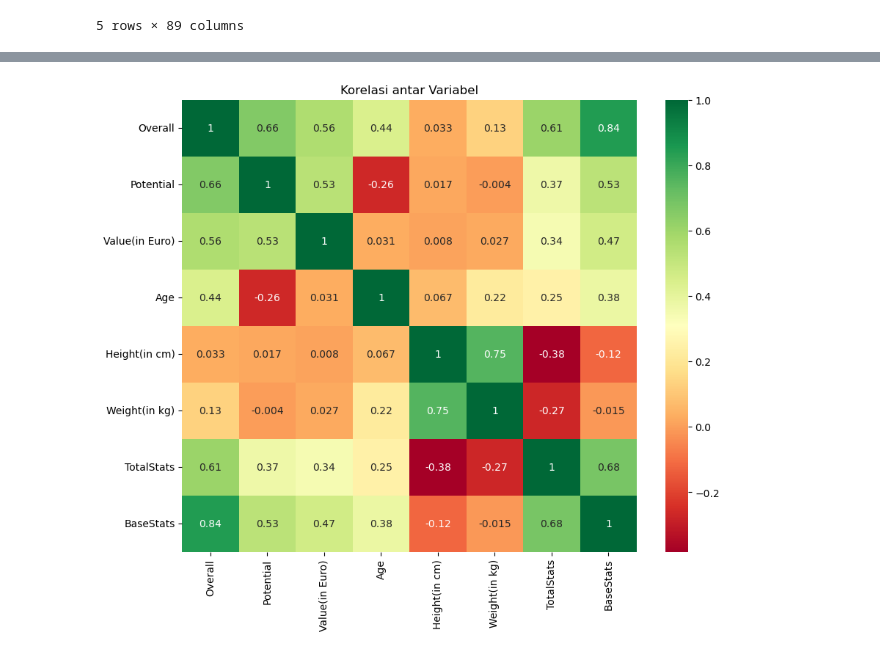
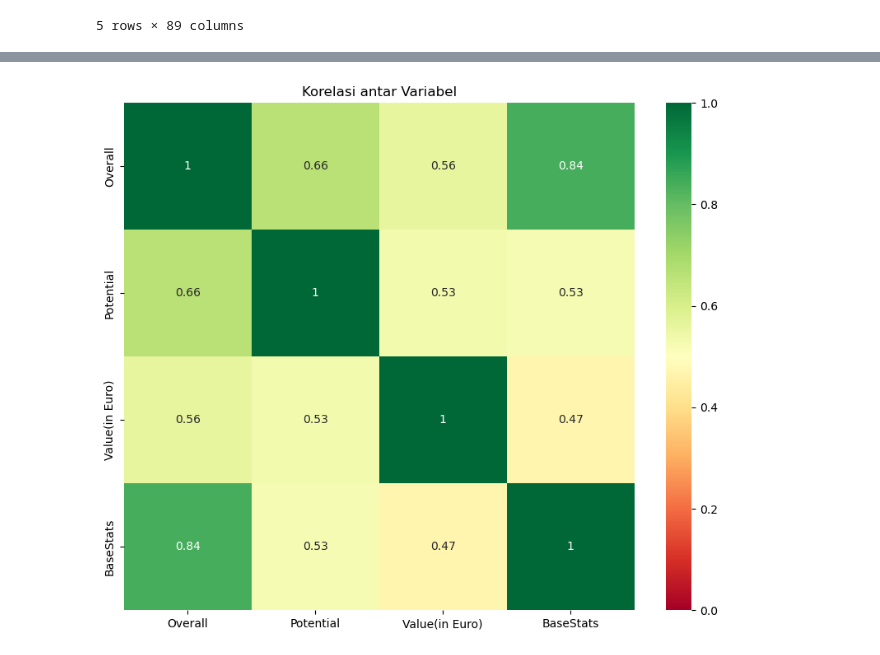
Before and after one commit to JaxToon/Data-Analysis_Tubes, a Jupyter notebook: DataAnalisis.ipynb, the cells around one changed output, grey strips where cells are left out. Saved outputs shown, nothing was run; the diff lists cells and outputs as text; code cells hidden in the pictures.

```diff
--- a/DataAnalisis.ipynb
+++ b/DataAnalisis.ipynb
@@ -16,7 +16,7 @@ df.head()
 | 4 | K. Mbappé | Kylian Mbappé | 91 | 95 | 190500000 | ST,LW | ST | France | ... |
 5 rows × 89 columns
 # %%
-features = ["Overall", "Potential", "Value(in Euro)","Age", "Height(in cm)", "Weight(in kg)", "TotalStats", "BaseStats"]
+features = ["Overall", "Potential", "Value(in Euro)", "BaseStats"]
 df = df.dropna(subset=features)
 data = df[features].copy()
 data.head()
@@ -78,14 +70,14 @@ plt.show()
 # %%
 # Menghitung koefisien korelasi menggunakan metode Pearson
 correlation_matrix = data.corr()
 
 # Menampilkan heatmap matriks korelasi
 plt.figure(figsize=(10, 8))
-sns.heatmap(correlation_matrix, annot=True, cmap='RdYlGn')
+sns.heatmap(correlation_matrix, annot=True, cmap='RdYlGn', vmin = 0 , vmax = 1)
 plt.title('Korelasi antar Variabel')
 plt.show()
 # %% [output]
-[figure, old version]
+[figure, new version]
 # %%
 # Menentukan variabel dependen
 dependent_variable = 'Overall'
```
Also changed, not shown: parts of 5 cells of this notebook.
